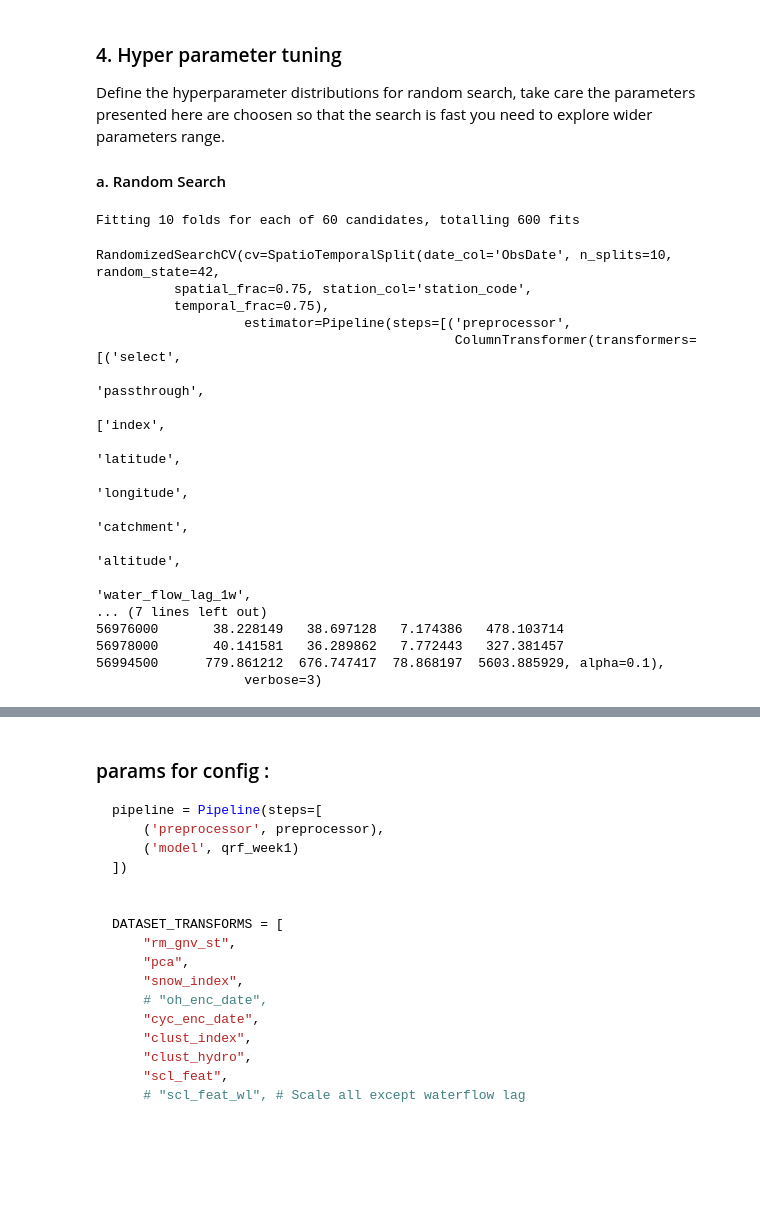
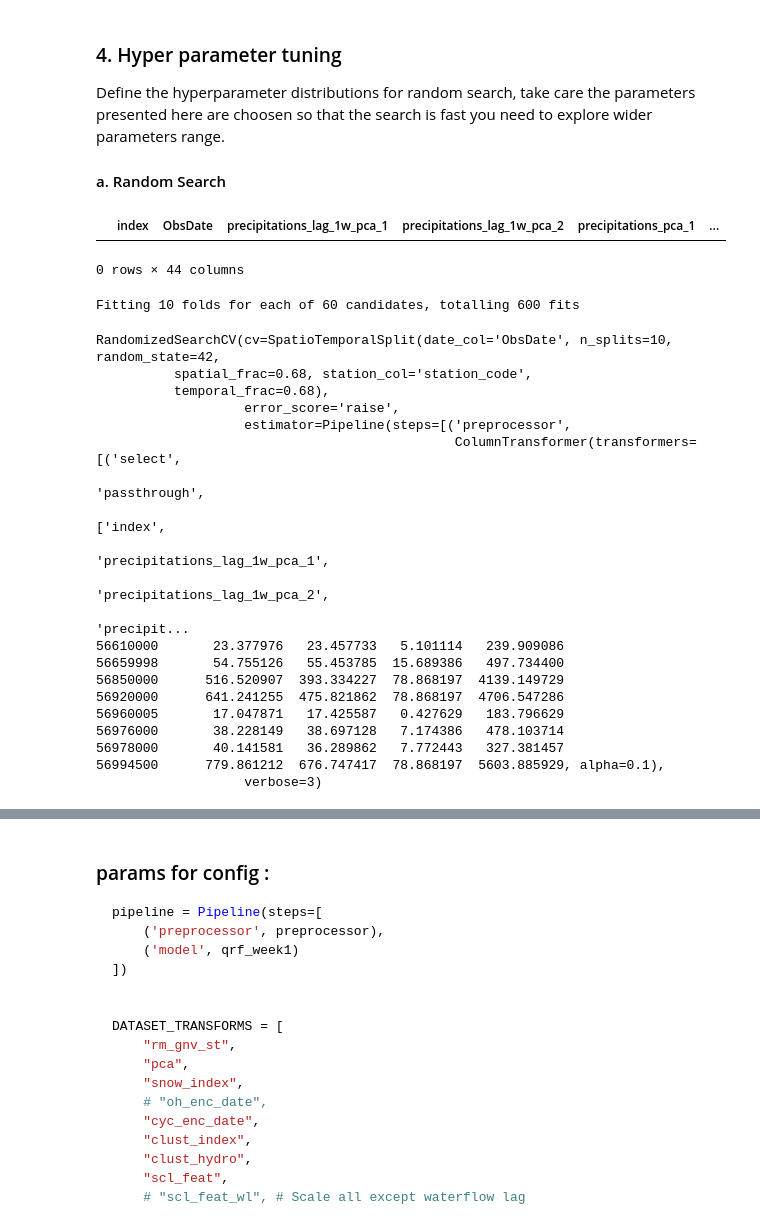
Before and after one commit to lucas066001/WaterScarcity.Hackathon, a Jupyter notebook: src/notebooks/02 Exploration/02 - Single model optimisation/02 - HP Optim.ipynb, the cells around one changed output, grey strips where cells are left out. Cells and saved outputs as stored; diff of their text form; code cells hidden in the pictures; blank space fills up the shorter version.

```diff
--- a/src/notebooks/02 Exploration/02 - Single model optimisation/02 - HP Optim.ipynb
+++ b/src/notebooks/02 Exploration/02 - Single model optimisation/02 - HP Optim.ipynb
@@ -142,6 +147,11 @@ cv = SpatioTemporalSplit(
 Define the hyperparameter distributions for random search, take care the parameters presented here are choosen so that the search is fast you need to explore wider parameters range.
 
 #### a. Random Search
+# %%
+cv_data["water_flow_evolve_slope"].fillna(cv_data["water_flow_evolve_slope"].mean(), inplace=True)
+# %% [output]
+|  | index | ObsDate | precipitations_lag_1w_pca_1 | precipitations_lag_1w_pca_2 | precipitations_pca_1 | ... |
+0 rows × 44 columns
 # %%
 # param_distributions = {
 #     'model__n_estimators': [2, 10, 20, 45, 60, 85, 100],
@@ -165,7 +175,11 @@ Define the hyperparameter distributions for random search, take care the paramet
 #     'model__bootstrap': [True],
 # }
 
+import numpy as np
+
+
 param_distributions = {
+    "selector__k": np.arange(3, len(cv_data.columns) - 3, 3),
     'model__n_estimators': [5, 15, 35, 55, 85, 100, 130, 150, 190],
     'model__max_depth': [2, 7, 13, 20, 30, 50, 70, 100],
     'model__min_samples_leaf': [9, 15, 25, 35, 50, 60, 80, 105],
@@ -183,25 +197,29 @@ random_search = RandomizedSearchCV(
     cv=cv,                # Our custom spatio-temporal splitter
     random_state=42,
     n_jobs=-1,             # Use all available cores
-    verbose=3
+    verbose=3,
+    error_score='raise'
 )
 
 random_search.fit(cv_data, y_train)
 # %% [output]
 Fitting 10 folds for each of 60 candidates, totalling 600 fits
 RandomizedSearchCV(cv=SpatioTemporalSplit(date_col='ObsDate', n_splits=10, random_state=42,
-          spatial_frac=0.75, station_col='station_code',
-          temporal_frac=0.75),
+          spatial_frac=0.68, station_col='station_code',
+          temporal_frac=0.68),
+                   error_score='raise',
                    estimator=Pipeline(steps=[('preprocessor',
                                               ColumnTransformer(transformers=[('select',
                                                                                'passthrough',
                                                                                ['index',
-                                                                                'latitude',
-                                                                                'longitude',
-                                                                                'catchment',
-                                                                                'altitude',
-                                                                                'water_flow_lag_1w',
-... (7 lines left out)
+                                                                                'precipitations_lag_1w_pca_1',
+                                                                                'precipitations_lag_1w_pca_2',
+                                                                                'precipit...
+56610000       23.377976   23.457733   5.101114   239.909086
+56659998       54.755126   55.453785  15.689386   497.734400
+56850000      516.520907  393.334227  78.868197  4139.149729
+56920000      641.241255  475.821862  78.868197  4706.547286
+56960005       17.047871   17.425587   0.427629   183.796629
 56976000       38.228149   38.697128   7.174386   478.103714
 56978000       40.141581   36.289862   7.772443   327.381457
 56994500      779.861212  676.747417  78.868197  5603.885929, alpha=0.1),
```
Also changed, not shown: parts of 7 cells of this notebook, 4 other files.
